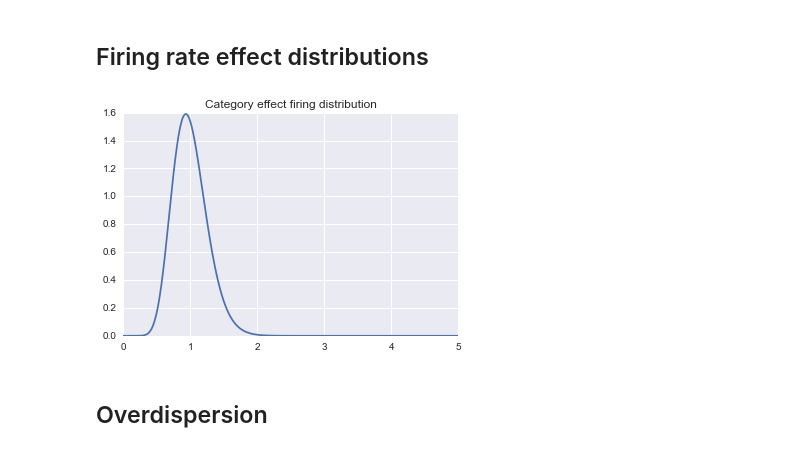
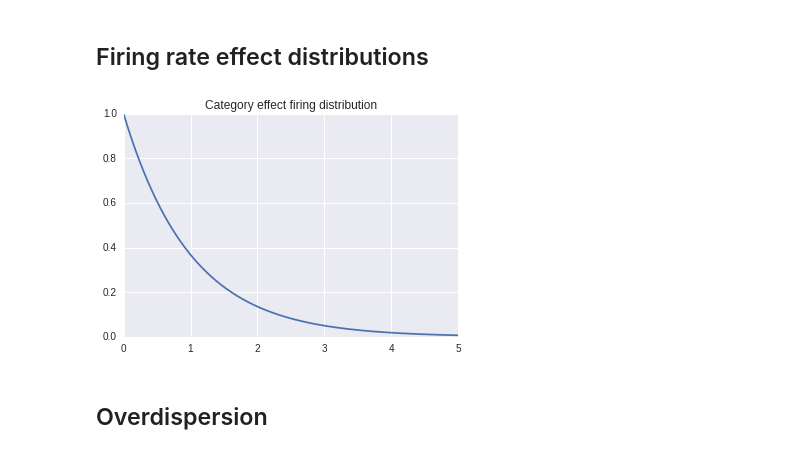
Before and after one commit to pearsonlab/spiketopics, a Jupyter notebook: gamma_model_integration_test.ipynb, the cells around one changed output. Cells and saved outputs as stored; diff of their text form; code cells hidden in the pictures.

```diff
--- a/gamma_model_integration_test.ipynb
+++ b/gamma_model_integration_test.ipynb
@@ -62,15 +62,15 @@ plt.title('Baseline firing distribution');
 ## Firing rate effect distributions
 # %%
 # firing rates
-fr_shape = 15
-fr_rate = 15
+fr_shape = 1
+fr_rate = 1
 lam = stats.gamma.rvs(a=fr_shape, scale=1/fr_rate, size=(Kdata, U))
 
 xx = np.linspace(0, 5, 1000)
 plt.plot(xx, stats.gamma.pdf(xx, a=fr_shape, scale=1/fr_rate))
 plt.title('Category effect firing distribution');
 # %% [output]
-[figure, old version]
+[figure, new version]
 # %% [markdown]
 ## Overdispersion
 # %%
```
Also changed, not shown: parts of 35 cells of this notebook.
